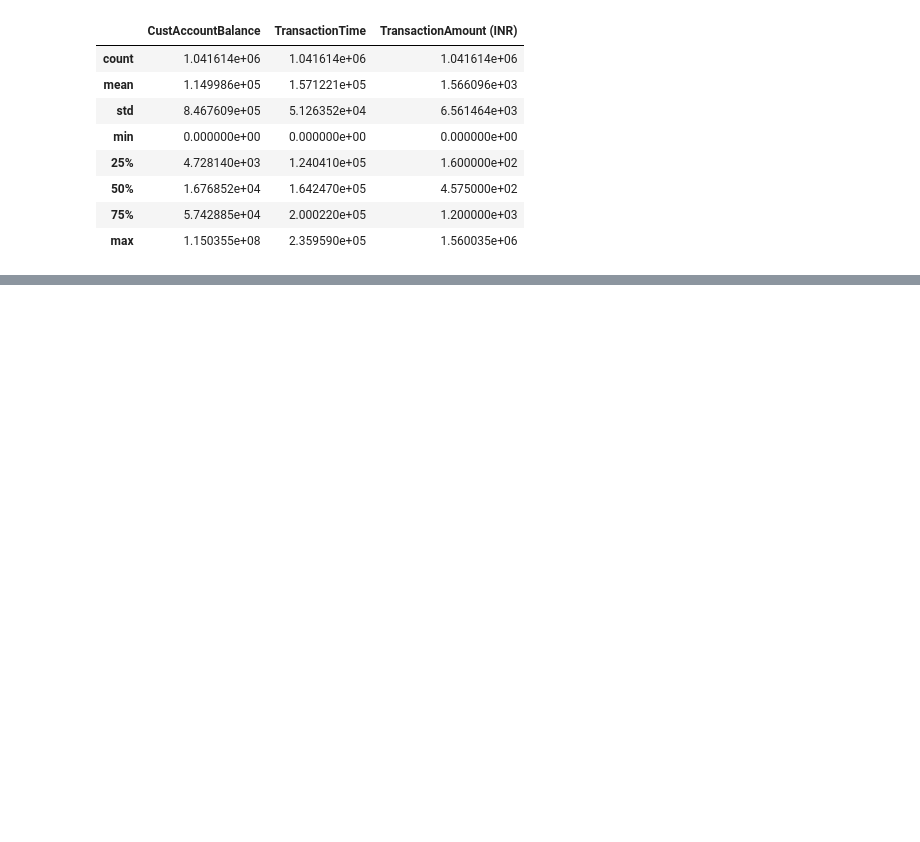
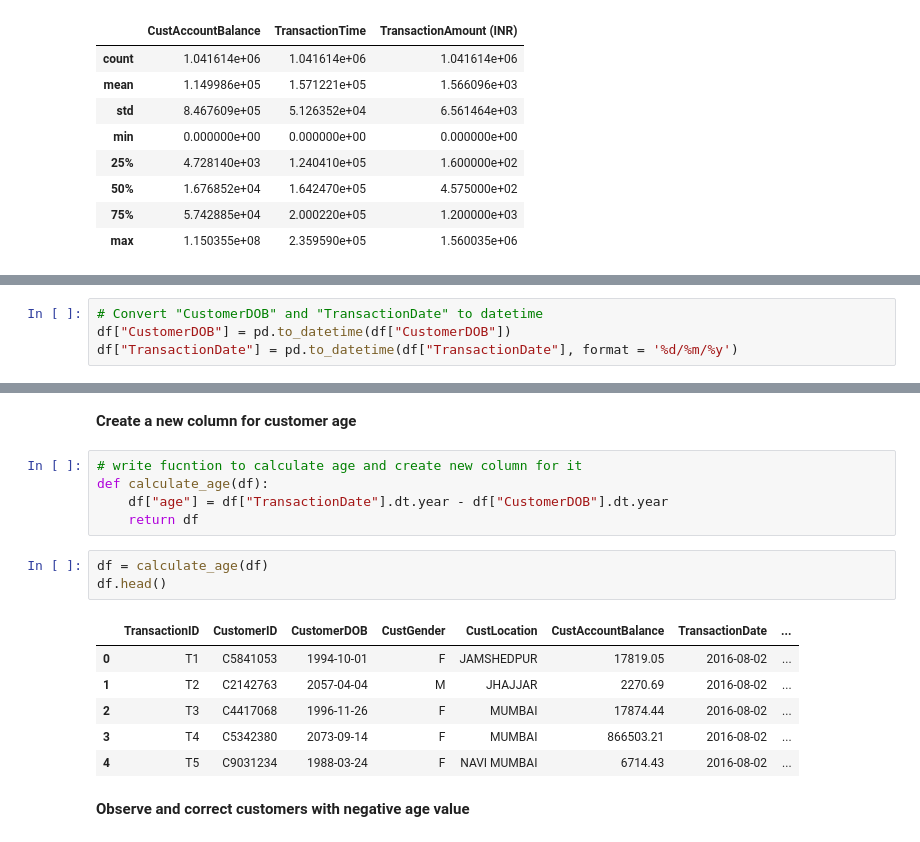
Before and after one commit to Emerald-GitHub/RFM-Based-Customer-Segmentation, a Jupyter notebook: Notebooks/RFM_Customer_Segmentation_solution.ipynb, the cells around one changed output, grey strips where cells are left out. Cells and saved outputs as stored; diff of their text form; blank space fills up the shorter version.

```diff
--- a/Notebooks/RFM_Customer_Segmentation_solution.ipynb
+++ b/Notebooks/RFM_Customer_Segmentation_solution.ipynb
@@ -69,0 +130,4 @@ df.describe()
+# %%
+# Convert "CustomerDOB" and "TransactionDate" to datetime
+df["CustomerDOB"] = pd.to_datetime(df["CustomerDOB"])
+df["TransactionDate"] = pd.to_datetime(df["TransactionDate"], format = '%d/%m/%y')
@@ -69,0 +167,19 @@ df.describe()
+# %% [markdown]
+**Create a new column for customer age**
+# %%
+# write fucntion to calculate age and create new column for it
+def calculate_age(df):
+    df["age"] = df["TransactionDate"].dt.year - df["CustomerDOB"].dt.year
+    return df
+# %%
+df = calculate_age(df)
+df.head()
+# %% [output]
+|  | TransactionID | CustomerID | CustomerDOB | CustGender | CustLocation | CustAccountBalance | TransactionDate | ... |
+| 0 | T1 | C5841053 | 1994-10-01 | F | JAMSHEDPUR | 17819.05 | 2016-08-02 | ... |
+| 1 | T2 | C2142763 | 2057-04-04 | M | JHAJJAR | 2270.69 | 2016-08-02 | ... |
+| 2 | T3 | C4417068 | 1996-11-26 | F | MUMBAI | 17874.44 | 2016-08-02 | ... |
+| 3 | T4 | C5342380 | 2073-09-14 | F | MUMBAI | 866503.21 | 2016-08-02 | ... |
+| 4 | T5 | C9031234 | 1988-03-24 | F | NAVI MUMBAI | 6714.43 | 2016-08-02 | ... |
+# %% [markdown]
+**Observe and correct customers with negative age value**
```
Also changed, not shown: parts of 30 cells of this notebook.
